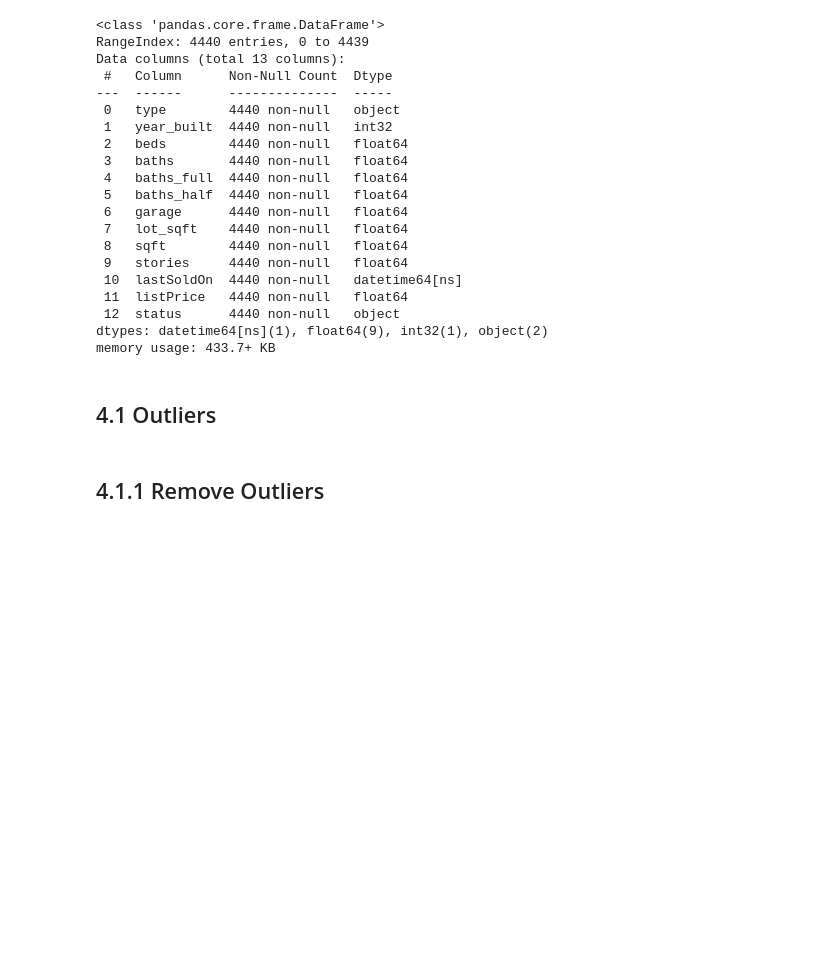
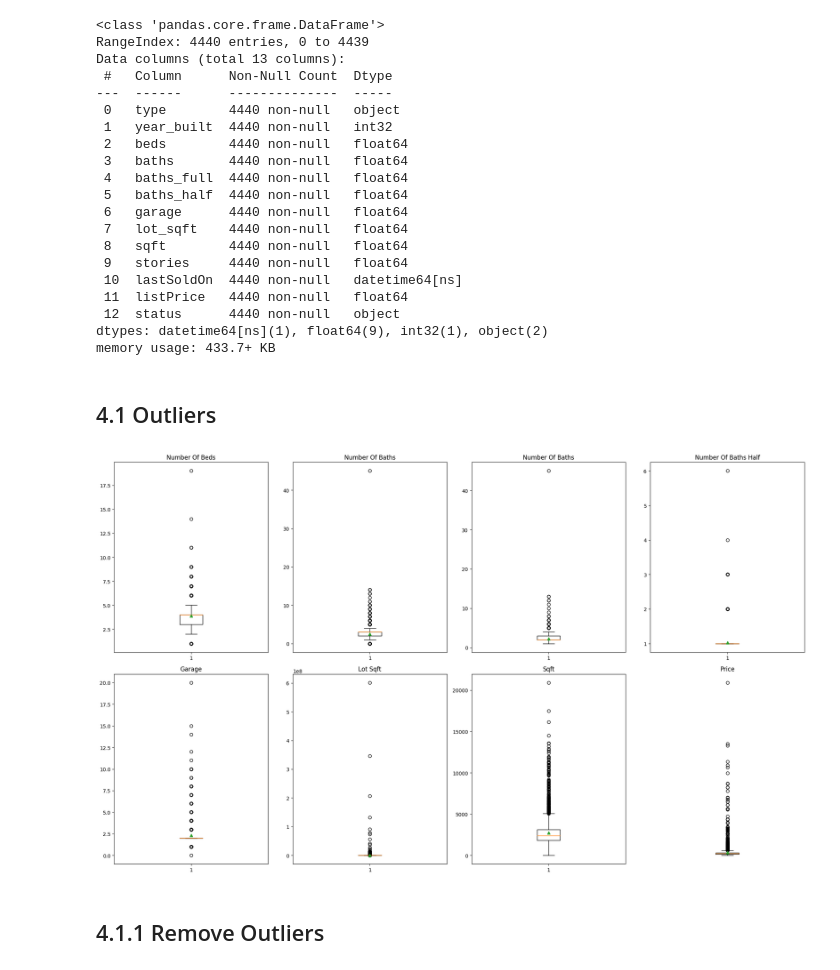
Before and after one commit to mohammadreza-mohammadi94/DataAnalysis-And-MachineLearning, a Jupyter notebook: 3. Risk Management and Financial Analysis/Real Estate Utah/Utah_Sales_Prediction.ipynb, the cells around one changed output. Saved outputs shown, nothing was run; the diff lists cells and outputs as text; code cells hidden in the pictures; blank space fills up the shorter version.

```diff
--- a/3. Risk Management and Financial Analysis/Real Estate Utah/Utah_Sales_Prediction.ipynb
+++ b/3. Risk Management and Financial Analysis/Real Estate Utah/Utah_Sales_Prediction.ipynb
@@ -379,38 +389,40 @@ memory usage: 433.7+ KB
 # %% [markdown]
 ## 4.1 Outliers <a id-4.></a>
 # %%
-# fig, ((ax1, ax2, ax3, ax4), (ax5 ,ax6, ax7, ax8)) = plt.subplots(2, 4, figsize=(20, 12))
+fig, ((ax1, ax2, ax3, ax4), (ax5 ,ax6, ax7, ax8)) = plt.subplots(2, 4, figsize=(20, 12))
 
-# ax1.boxplot(df["beds"], showmeans=True)
-# ax1.set_title("Number Of Beds")
+ax1.boxplot(df["beds"], showmeans=True)
+ax1.set_title("Number Of Beds")
 
-# ax2.boxplot(df["baths"], showmeans=True)
-# ax2.set_title("Number Of Baths")
+ax2.boxplot(df["baths"], showmeans=True)
+ax2.set_title("Number Of Baths")
 
-# ax3.boxplot(df["baths_full"], showmeans=True)
-# ax3.set_title("Number Of Baths")
+ax3.boxplot(df["baths_full"], showmeans=True)
+ax3.set_title("Number Of Baths")
 
-# ax4.boxplot(df["baths_half"], showmeans=True)
-# ax4.set_title("Number Of Baths Half")
+ax4.boxplot(df["baths_half"], showmeans=True)
+ax4.set_title("Number Of Baths Half")
 
-# ax5.boxplot(df["garage"], showmeans=True)
-# ax5.set_title("Garage")
+ax5.boxplot(df["garage"], showmeans=True)
+ax5.set_title("Garage")
 
-# ax6.boxplot(df["lot_sqft"], showmeans=True)
-# ax6.set_title("Lot Sqft")
+ax6.boxplot(df["lot_sqft"], showmeans=True)
+ax6.set_title("Lot Sqft")
 
-# ax7.boxplot(df["sqft"], showmeans=True)
-# ax7.set_title("Sqft")
+ax7.boxplot(df["sqft"], showmeans=True)
+ax7.set_title("Sqft")
 
-# ax8.boxplot(df["listPrice"], showmeans=True)
-# ax8.set_title("Price")
+ax8.boxplot(df["listPrice"], showmeans=True)
+ax8.set_title("Price")
 
 
-# # Hide the extra subplot
-# ax8.axis('off')
+# Hide the extra subplot
+ax8.axis('off')
 
-# plt.tight_layout()
-# plt.show()
+plt.tight_layout()
+plt.show()
+# %% [output]
+[figure, added]
 # %% [markdown]
 ## 4.1.1 Remove Outliers <a id=4.1.1></a>
 # %%
```
Also changed, not shown: parts of 22 cells of this notebook.
